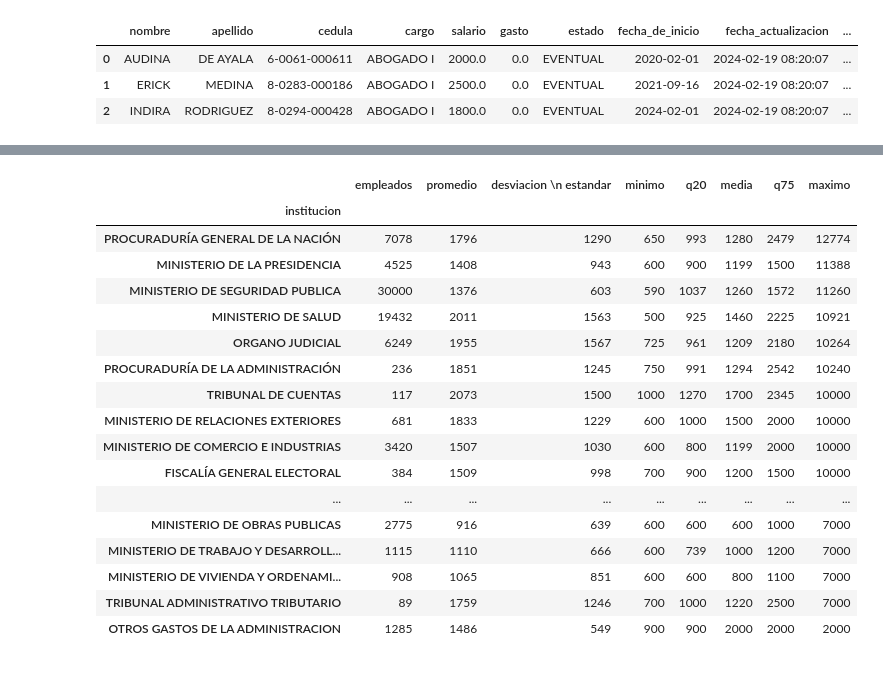
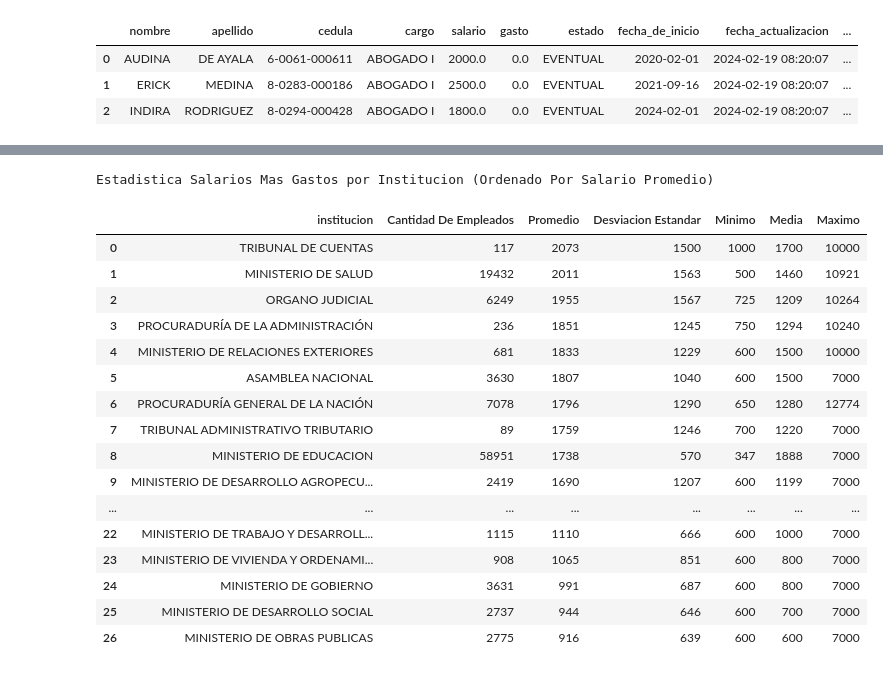
Before and after one commit to jquesada92/delta_lake_project, a Jupyter notebook: EDA.ipynb, the cells around one changed output, grey strips where cells are left out. Drawn from its saved outputs; the diff is of its cells as text; code cells hidden in the pictures.

```diff
--- a/EDA.ipynb
+++ b/EDA.ipynb
@@ -89,29 +91,36 @@ plt.show()
 [figure]
 # %%
-stadisticas_saliaro_mas_gasto_por_institucion = (
+estadistica_salarios_mas_gasto_por_insitucion = (
     reportes_df.groupby("institucion")
     .salario_mas_gasto.describe()
-    .sort_values("max", ascending=False)
+    .sort_values("mean", ascending=False)
     .applymap(lambda x: "{:.0f}".format(x))
 )
-stadisticas_saliaro_mas_gasto_por_institucion.columns = ['empleados','promedio','desviacion_estandar','minimo','q20','media','q75','maximo']
-stadisticas_saliaro_mas_gasto_por_institucion
+
+estadistica_salarios_mas_gasto_por_insitucion.columns = ['Cantidad De Empleados','Promedio','Desviacion Estandar','Minimo','P25','Media','P75','Maximo']
+
+estadistica_salarios_mas_gasto_por_insitucion.drop('P25',axis=1).drop('P75',axis=1).reset_index().style.set_caption(
+    "Estadistica Salarios Mas Gastos por Institucion\t(Ordenado Por Salario Promedio)"
+).set_table_styles([dict(selector="caption",
+                       props=[("text-align", "center"),
+                              ("font-size", "150%"),
+                              ("color", 'black')])])
 # %% [output]
+Estadistica Salarios Mas Gastos por Institucion (Ordenado Por Salario Promedio)
-|  | empleados | promedio | desviacion \n estandar | minimo | q20 | media | q75 | maximo |
-| institucion |  |  |  |  |  |  |  |  |
-| PROCURADURÍA GENERAL DE LA NACIÓN | 7078 | 1796 | 1290 | 650 | 993 | 1280 | 2479 | 12774 |
-| MINISTERIO DE LA PRESIDENCIA | 4525 | 1408 | 943 | 600 | 900 | 1199 | 1500 | 11388 |
-| MINISTERIO DE SEGURIDAD PUBLICA | 30000 | 1376 | 603 | 590 | 1037 | 1260 | 1572 | 11260 |
-| MINISTERIO DE SALUD | 19432 | 2011 | 1563 | 500 | 925 | 1460 | 2225 | 10921 |
-| ORGANO JUDICIAL | 6249 | 1955 | 1567 | 725 | 961 | 1209 | 2180 | 10264 |
-| PROCURADURÍA DE LA ADMINISTRACIÓN | 236 | 1851 | 1245 | 750 | 991 | 1294 | 2542 | 10240 |
-| TRIBUNAL DE CUENTAS | 117 | 2073 | 1500 | 1000 | 1270 | 1700 | 2345 | 10000 |
-| MINISTERIO DE RELACIONES EXTERIORES | 681 | 1833 | 1229 | 600 | 1000 | 1500 | 2000 | 10000 |
-| MINISTERIO DE COMERCIO E INDUSTRIAS | 3420 | 1507 | 1030 | 600 | 800 | 1199 | 2000 | 10000 |
-| FISCALÍA GENERAL ELECTORAL | 384 | 1509 | 998 | 700 | 900 | 1200 | 1500 | 10000 |
-| ... | ... | ... | ... | ... | ... | ... | ... | ... |
-| MINISTERIO DE OBRAS PUBLICAS | 2775 | 916 | 639 | 600 | 600 | 600 | 1000 | 7000 |
-| MINISTERIO DE TRABAJO Y DESARROLL... | 1115 | 1110 | 666 | 600 | 739 | 1000 | 1200 | 7000 |
-| MINISTERIO DE VIVIENDA Y ORDENAMI... | 908 | 1065 | 851 | 600 | 600 | 800 | 1100 | 7000 |
-| TRIBUNAL ADMINISTRATIVO TRIBUTARIO | 89 | 1759 | 1246 | 700 | 1000 | 1220 | 2500 | 7000 |
-| OTROS GASTOS DE LA ADMINISTRACION | 1285 | 1486 | 549 | 900 | 900 | 2000 | 2000 | 2000 |
+|  | institucion | Cantidad De Empleados | Promedio | Desviacion Estandar | Minimo | Media | Maximo |
+| 0 | TRIBUNAL DE CUENTAS | 117 | 2073 | 1500 | 1000 | 1700 | 10000 |
+| 1 | MINISTERIO DE SALUD | 19432 | 2011 | 1563 | 500 | 1460 | 10921 |
+| 2 | ORGANO JUDICIAL | 6249 | 1955 | 1567 | 725 | 1209 | 10264 |
+| 3 | PROCURADURÍA DE LA ADMINISTRACIÓN | 236 | 1851 | 1245 | 750 | 1294 | 10240 |
+| 4 | MINISTERIO DE RELACIONES EXTERIORES | 681 | 1833 | 1229 | 600 | 1500 | 10000 |
+| 5 | ASAMBLEA NACIONAL | 3630 | 1807 | 1040 | 600 | 1500 | 7000 |
+| 6 | PROCURADURÍA GENERAL DE LA NACIÓN | 7078 | 1796 | 1290 | 650 | 1280 | 12774 |
+| 7 | TRIBUNAL ADMINISTRATIVO TRIBUTARIO | 89 | 1759 | 1246 | 700 | 1220 | 7000 |
+| 8 | MINISTERIO DE EDUCACION | 58951 | 1738 | 570 | 347 | 1888 | 7000 |
+| 9 | MINISTERIO DE DESARROLLO AGROPECU... | 2419 | 1690 | 1207 | 600 | 1199 | 7000 |
+| ... | ... | ... | ... | ... | ... | ... | ... |
+| 22 | MINISTERIO DE TRABAJO Y DESARROLL... | 1115 | 1110 | 666 | 600 | 1000 | 7000 |
+| 23 | MINISTERIO DE VIVIENDA Y ORDENAMI... | 908 | 1065 | 851 | 600 | 800 | 7000 |
+| 24 | MINISTERIO DE GOBIERNO | 3631 | 991 | 687 | 600 | 800 | 7000 |
+| 25 | MINISTERIO DE DESARROLLO SOCIAL | 2737 | 944 | 646 | 600 | 700 | 7000 |
+| 26 | MINISTERIO DE OBRAS PUBLICAS | 2775 | 916 | 639 | 600 | 600 | 7000 |
```
Also changed, not shown: parts of 3 cells of this notebook.
